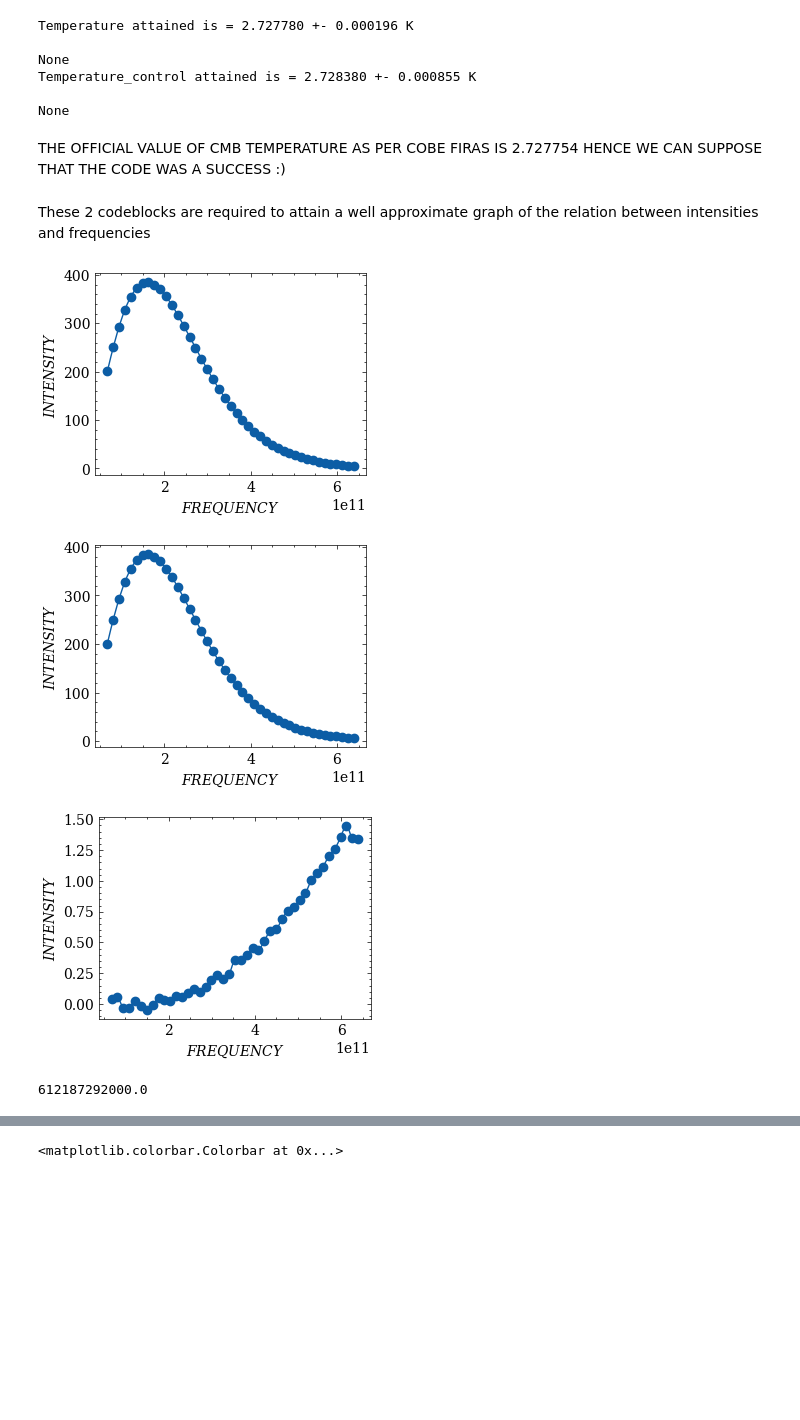
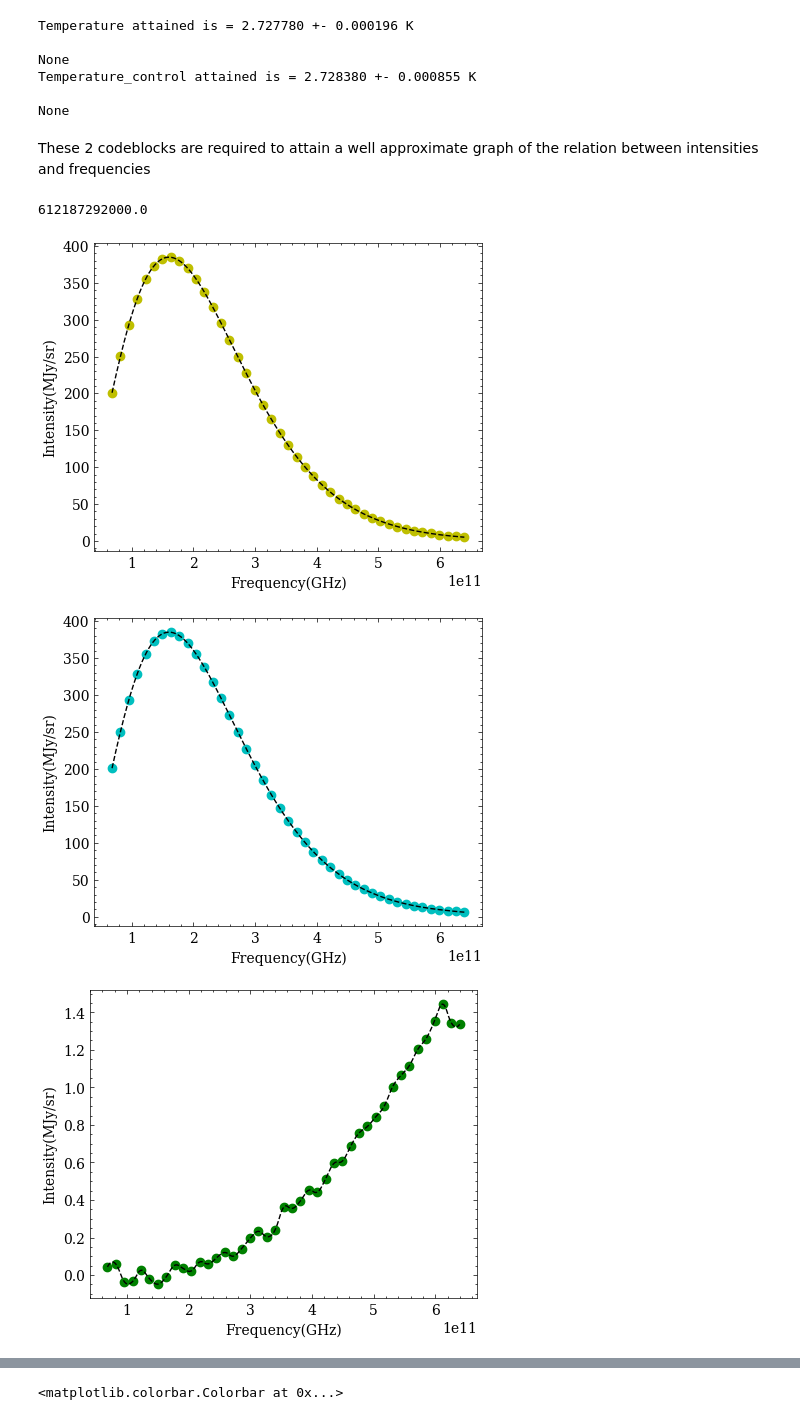
Before and after one commit to Soumomo/Motion-of-solar-system, a Jupyter notebook: Code/main.ipynb, the cells around one changed output, grey strips where cells are left out. Drawn from its saved outputs; the diff is of its cells as text; code cells hidden in the pictures; blank space fills up the shorter version.

````diff
--- a/Code/main.ipynb
+++ b/Code/main.ipynb
@@ -76,9 +64,4 @@ for i in range(43):
 frequency=np.array(frequency)
 # %% [markdown]
 In the following function, ```scipy.optimize.curve_fit()``` is used to find best fit parameter (Temperature of the Planck Distribution) using advanced Linear Regression algorithms
-# %%
-#frequnecy=np.float64(frequency)
-#isinstance(frequency[0],np.float64)
-isinstance(destriped_data['SPECTRUM'][0][0],np.float32)
-destriped_data['SPECTRUM']=np.float64(destriped_data['SPECTRUm'])
 # %%
@@ -365,8 +367,6 @@ None
 Temperature_control attained is = 2.728380 +- 0.000855 K
 
 None
-# %% [markdown]
-THE OFFICIAL VALUE OF CMB TEMPERATURE AS PER COBE FIRAS IS 2.727754 HENCE WE CAN SUPPOSE THAT THE CODE WAS A SUCCESS :)
 # %% [markdown]
 These 2 codeblocks are required to attain a well approximate graph of the relation between intensities and frequencies
 # %%
@@ -380,49 +380,52 @@ for i in range(len(spectrum_cut_transpose)):
 
 x = np.array(frequency)
 f = interp1d(frequency,mean_list,kind = 'quadratic')
 x_dense = np.linspace(frequency[0],frequency[42],1000)
 y_dense = f(x_dense)
-plt.xlabel('$FREQUENCY$',fontsize = 10)
-plt.ylabel('$INTENSITY$',fontsize = 10)
-plt.scatter(frequency,mean_list)
-plt.plot(x_dense,y_dense)
-plt.show()
+
+plt.figure(figsize=(5,4))
+plt.plot(frequency,mean_list,'yo')
+plt.plot(x_dense,y_dense,'k--')
+plt.xlabel('Frequency(GHz)')
+plt.ylabel('Intensity(MJy/sr)')
+
 
 
 # this sub code block is for finding the intensity vs frequency map of control dataset
 mean_list_control = [i*0 for i in range(43)]
 for i in range(len(spectrum_cut_transpose_control)):
     mean_list_control[i] = np.mean(spectrum_cut_transpose_control[i]) + mean_list_control[i]
 
 x = np.array(frequency)
 f_control = interp1d(frequency,mean_list_control,kind = 'quadratic')
 x_dense_control = np.linspace(frequency[0],frequency[42],1000)
 y_dense_control = f_control(x_dense)
-plt.xlabel('$FREQUENCY$',fontsize = 10)
-plt.ylabel('$INTENSITY$',fontsize = 10)
-plt.scatter(frequency,mean_list_control)
-plt.plot(x_dense_control,y_dense_control)
-plt.show()
 
+plt.figure(figsize=(5,4))
+plt.plot(frequency,mean_list_control,'co')
+plt.plot(x_dense_control,y_dense_control,'k--')
+plt.xlabel('Frequency(GHz)')
+plt.ylabel('Intensity(MJy/sr)')
 
 # this sub code block is for finding the difference between the intensity values of experimental dataset and control dataset
 mean_list_diff = [i*0 for i in range(43)]
 for i in range(len(spectrum_cut_transpose_control)):
     mean_list_diff[i] = -np.mean(spectrum_cut_transpose[i]) + np.mean(spectrum_cut_transpose_control[i]) + mean_list_diff[i]
 
 x = np.array(frequency)
 f_control = interp1d(frequency,mean_list_diff,kind = 'quadratic')
 x_dense_control = np.linspace(frequency[0],frequency[42],1000)
-plt.xlabel('$FREQUENCY$',fontsize = 10)
-plt.ylabel('$INTENSITY$',fontsize = 10)
 y_dense_control = f_control(x_dense)
-plt.scatter(frequency,mean_list_diff)
-plt.plot(x_dense_control,y_dense_control)
-plt.show()
+
+plt.figure(figsize=(5,4))
+plt.plot(frequency,mean_list_diff,'go')
+plt.plot(x_dense_control,y_dense_control,'k--')
+plt.xlabel('Frequency(GHz)')
+plt.ylabel('Intensity(MJy/sr)')
 
 frequency[mean_list_diff.index(np.max(mean_list_diff))]
 # %% [output]
+612187292000.0
-[figure, old version]
+[figure, new version]
-[figure, old version]
+[figure, new version]
-[figure, old version]
+[figure, new version]
-612187292000.0
````
Also changed, not shown: parts of 35 cells of this notebook, 3 other files.
